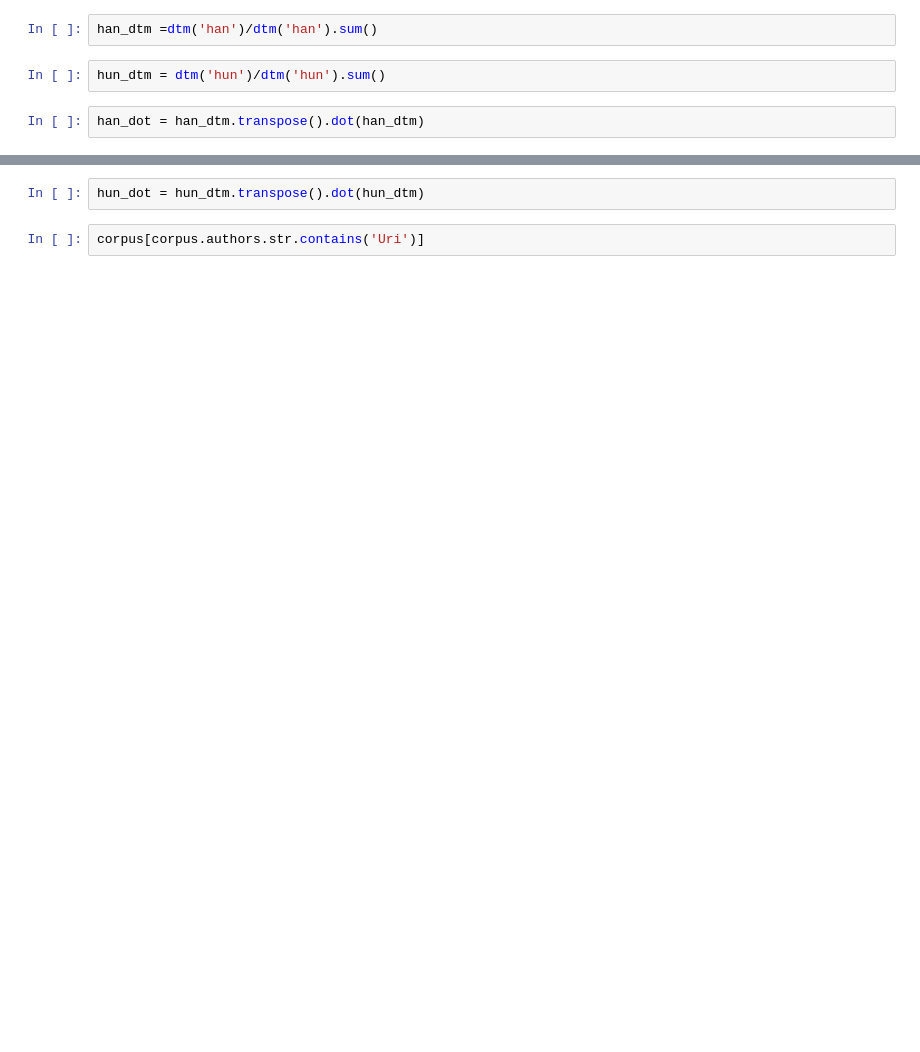
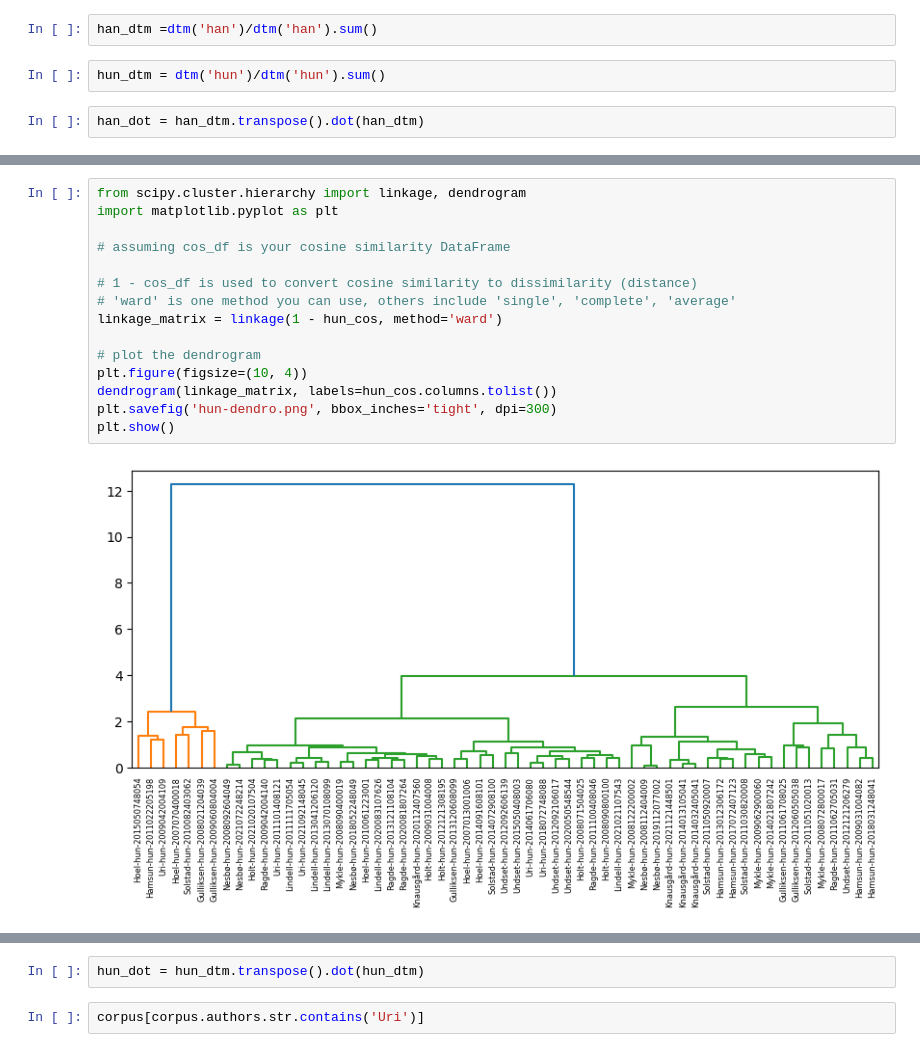
Before and after one commit to Yoonsen/DH2023, a Jupyter notebook: analyse_corpus.ipynb, the cells around one changed output, grey strips where cells are left out. Saved outputs shown, nothing was run; the diff lists cells and outputs as text; blank space fills up the shorter version.

```diff
--- a/analyse_corpus.ipynb
+++ b/analyse_corpus.ipynb
@@ -108,0 +206,17 @@ han_dot = han_dtm.transpose().dot(han_dtm)
+# %%
+from scipy.cluster.hierarchy import linkage, dendrogram
+import matplotlib.pyplot as plt
+
+# assuming cos_df is your cosine similarity DataFrame
+
+# 1 - cos_df is used to convert cosine similarity to dissimilarity (distance)
+# 'ward' is one method you can use, others include 'single', 'complete', 'average'
+linkage_matrix = linkage(1 - hun_cos, method='ward')
+
+# plot the dendrogram
+plt.figure(figsize=(10, 4))
+dendrogram(linkage_matrix, labels=hun_cos.columns.tolist())
+plt.savefig('hun-dendro.png', bbox_inches='tight', dpi=300)
+plt.show()
+# %% [output]
+[figure, added]
```
Also changed, not shown: parts of 39 cells of this notebook.
